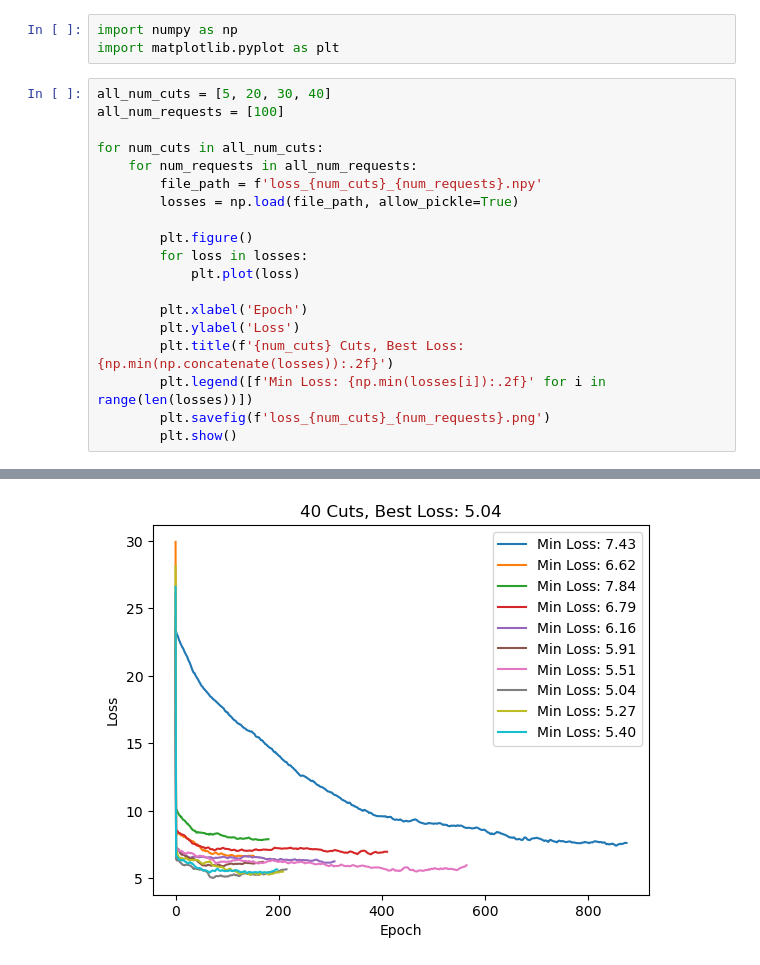
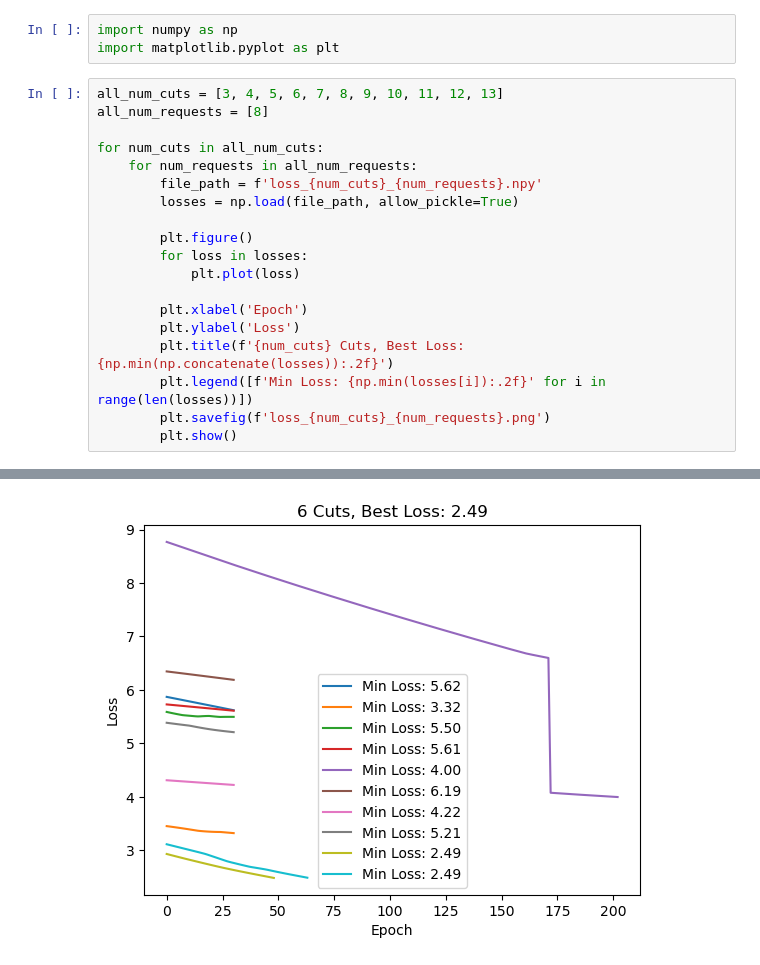
Before and after one commit to frankafan/PieceOfCake, a Jupyter notebook: analysis.ipynb, the cells around one changed output, grey strips where cells are left out. Drawn from its saved outputs; the diff is of its cells as text.

```diff
--- a/analysis.ipynb
+++ b/analysis.ipynb
@@ -2,8 +2,8 @@
 import numpy as np
 import matplotlib.pyplot as plt
 # %%
-all_num_cuts = [5, 20, 30, 40]
-all_num_requests = [100]
+all_num_cuts = [3, 4, 5, 6, 7, 8, 9, 10, 11, 12, 13]
+all_num_requests = [8]
 
 for num_cuts in all_num_cuts:
     for num_requests in all_num_requests:
@@ -27 +27 @@ for num_cuts in all_num_cuts:
-[figure, old version]
+[figure, new version]
```
Also changed, not shown: parts of 2 cells of this notebook, 22 other files.
